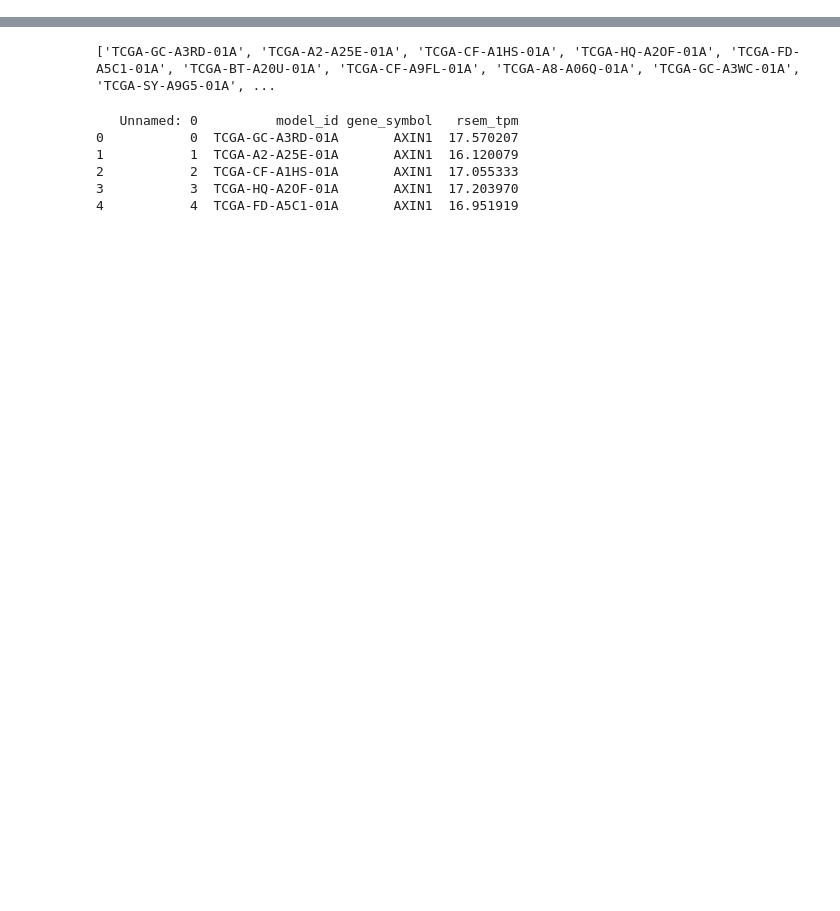
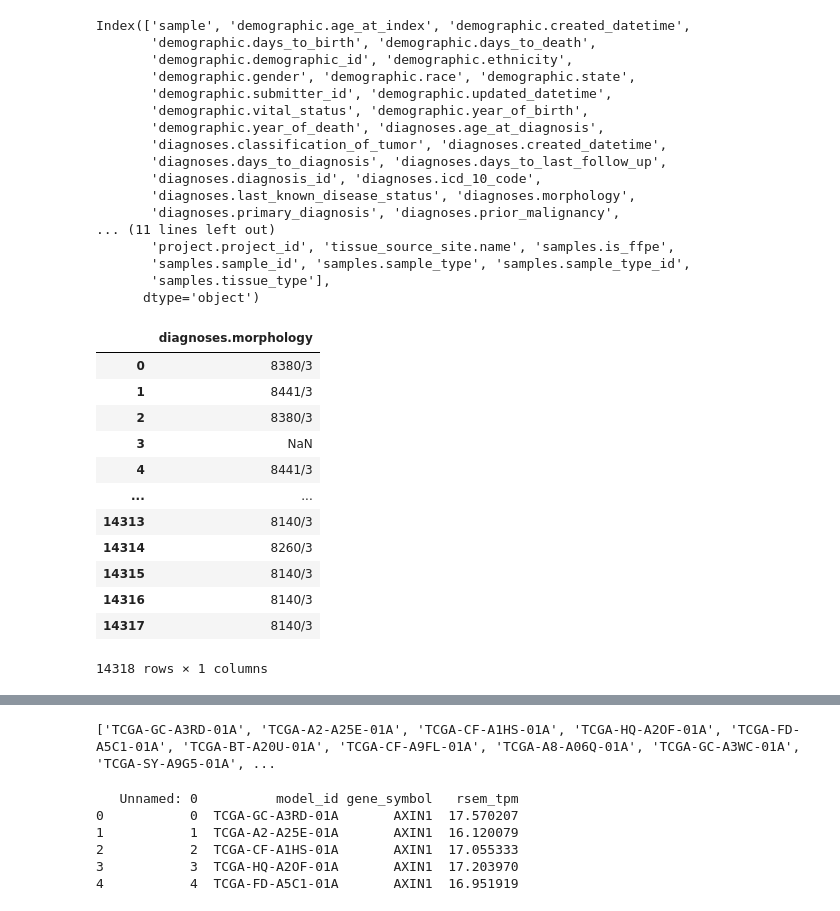
Before and after one commit to romane-gauthierj/Attractor-Resistance, a Jupyter notebook: pipeline_validation.ipynb, the cells around one changed output, grey strips where cells are left out. Cells and saved outputs as stored; diff of their text form; code cells hidden in the pictures; blank space fills up the shorter version.

```diff
--- a/pipeline_validation.ipynb
+++ b/pipeline_validation.ipynb
@@ -46,3 +46,37 @@ to_remove = ['RAS', 'FUSED_EVENT', 'NKX3_1', 'SPOP', 'AR_ERG']
 
 montagud_nodes = [node for node in montagud_nodes if node not in to_remove]
 montagud_nodes = list(set(montagud_nodes))
+# %%
+print(phenotype_data.columns)
+phenotype_data[['diagnoses.morphology']]
+# %% [output]
+Index(['sample', 'demographic.age_at_index', 'demographic.created_datetime',
+       'demographic.days_to_birth', 'demographic.days_to_death',
+       'demographic.demographic_id', 'demographic.ethnicity',
+       'demographic.gender', 'demographic.race', 'demographic.state',
+       'demographic.submitter_id', 'demographic.updated_datetime',
+       'demographic.vital_status', 'demographic.year_of_birth',
+       'demographic.year_of_death', 'diagnoses.age_at_diagnosis',
+       'diagnoses.classification_of_tumor', 'diagnoses.created_datetime',
+       'diagnoses.days_to_diagnosis', 'diagnoses.days_to_last_follow_up',
+       'diagnoses.diagnosis_id', 'diagnoses.icd_10_code',
+       'diagnoses.last_known_disease_status', 'diagnoses.morphology',
+       'diagnoses.primary_diagnosis', 'diagnoses.prior_malignancy',
+... (11 lines left out)
+       'project.project_id', 'tissue_source_site.name', 'samples.is_ffpe',
+       'samples.sample_id', 'samples.sample_type', 'samples.sample_type_id',
+       'samples.tissue_type'],
+      dtype='object')
+|  | diagnoses.morphology |
+| 0 | 8380/3 |
+| 1 | 8441/3 |
+| 2 | 8380/3 |
+| 3 | NaN |
+| 4 | 8441/3 |
+| ... | ... |
+| 14313 | 8140/3 |
+| 14314 | 8260/3 |
+| 14315 | 8140/3 |
+| 14316 | 8140/3 |
+| 14317 | 8140/3 |
+14318 rows × 1 columns
```
Also changed, not shown: parts of 12 cells of this notebook, 5 other files.
